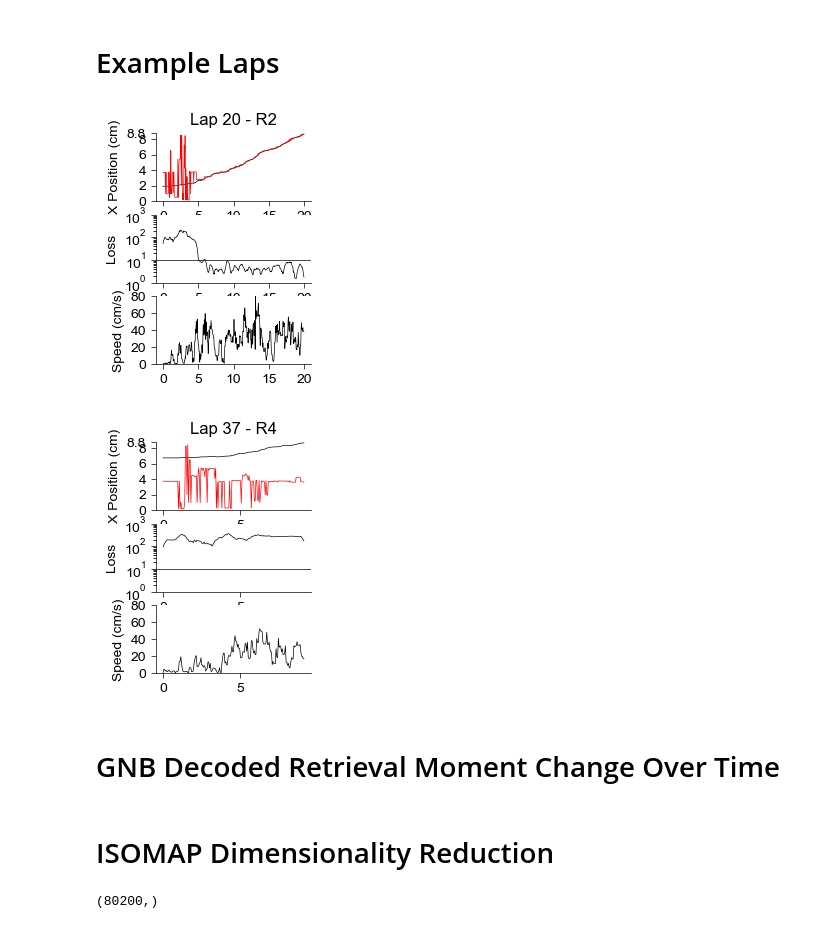
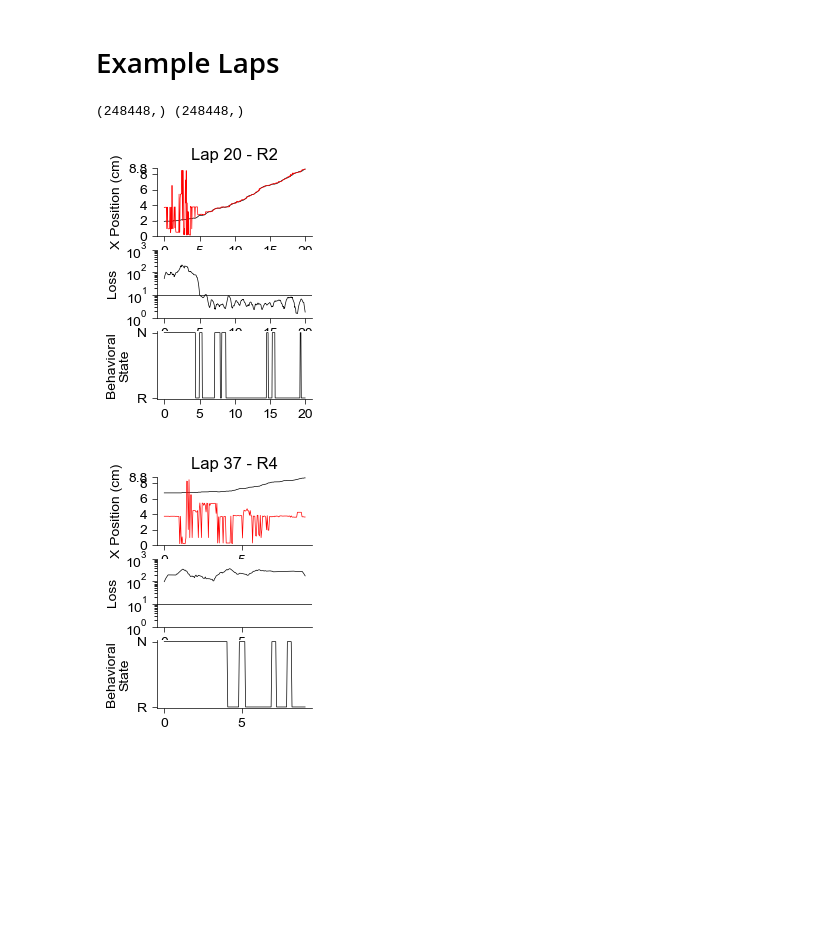
Before and after one commit to YAO-Shuyang/PlotFigures, a Jupyter notebook: NodeFigures/Fig0860 - Decoding Retrieval With GNB.ipynb, the cells around one changed output. Drawn from its saved outputs; the diff is of its cells as text; code cells hidden in the pictures; blank space fills up the shorter version.

```diff
--- a/NodeFigures/Fig0860 - Decoding Retrieval With GNB.ipynb
+++ b/NodeFigures/Fig0860 - Decoding Retrieval With GNB.ipynb
@@ -14,6 +14,7 @@ loc = os.path.join(figpath, "Dsp", code_id)
 mkdir(loc)
 
 saved_dir = join(loc, "Decoded Results")
+dir_name = join(figpath, "Dsp", "Reforming Neural Trajectory Analysis")
 mkdir(saved_dir)
 pass
 # %% [output]
@@ -370,19 +194,37 @@ Initialization.
 # %% [markdown]
 # Example Laps
 # %%
-i = 28
-with open(join(saved_dir, f"{int(f2['MiceID'][i])}_{i}.pkl"), 'rb') as f:
+mouse = 10232
+with open(join(dir_name, f"{mouse}.pkl"), 'rb') as f:
     res = pickle.load(f)
 
-pos_traj, nodes_traj, speed_traj, smoothed_speed_traj, cumlen_traj, time_traj, lap_traj, route_traj, perfect_traj, raw_traj, loss_traj, smoothed_loss_traj, decoded_nodes_traj, retriv_state_traj = res
+pos_traj = res['raw_pos_traj']
+nodes_traj = res['raw_nodes_traj']
+speed_traj = res['raw_speed_traj']
+cumlen_traj = res['raw_cumlen_traj']
+time_traj = res['raw_time_traj']
+lap_traj = res['raw_lap_traj']
+route_traj = res['raw_route_traj']
+perfect_traj = res['raw_perfect_traj']
+raw_traj = res['raw_traj']
+decoded_nodes_traj = res['raw_decoded_nodes_traj']
+smoothed_loss_traj = res['raw_smoothed_loss_traj']
+retriv_state_traj = res['raw_retriv_state_traj']
+hidden_state_traj = res['raw_hidden_state_traj']
+session_traj = res['raw_session_traj']
+print(hidden_state_traj.shape, route_traj.shape)
+
 D = GetDMatrices(1, 48)
 pred_x = D[decoded_nodes_traj-1, 0] / np.max(D) * 111
 test_x = D[nodes_traj-1, 0] / np.max(D) * 111
 
 beg = np.concatenate(([0], np.where(np.diff(lap_traj) != 0)[0] + 1))
-end = np.concatenate((np.where(np.diff(lap_traj) != 0)[0], [len(loss_traj)]))
+end = np.concatenate((np.where(np.diff(lap_traj) != 0)[0], [len(lap_traj)]))
 
 for i in range(len(beg)):
+    if session_traj[beg[i]] != 0:
+        continue
+
     if route_traj[beg[i]] == 0:
         continue
 
@@ -392,38 +234,37 @@ for i in range(len(beg)):
     fig, axes = plt.subplots(3, 1, figsize=(2, 3))
     ax0 = Clear_Axes(axes[0], close_spines=['top', 'right'], ifxticks=True, ifyticks=True)
     ax0.plot(time_traj[beg[i]:end[i]], test_x[beg[i]:end[i]], color='black', lw=0.5)
     ax0.plot(time_traj[beg[i]:end[i]], pred_x[beg[i]:end[i]], color='red', lw=0.5)
     ax0.set_ylabel('X Position (cm)')
     ax0.set_title(f"Lap {i+1} - R{route_traj[beg[i]]+1}")
     ax0.set_ylim(0, 110)
     ax0.set_yticks([0, 25, 50, 75, 100, 110], (0, 2, 4, 6, 8, 8.8))
     xlim = ax0.get_xlim()
     ax0.set_xticks(np.linspace(0, 100, 21))
     ax0.set_xlim(xlim[0], xlim[1])
 
     ax1 = Clear_Axes(axes[1], close_spines=['top', 'right'], ifxticks=True, ifyticks=True)
     ax1.plot(time_traj[beg[i]:end[i]], smoothed_loss_traj[beg[i]:end[i]], color='black', lw=0.5)
     ax1.set_ylim(1, 1000)
     ax1.semilogy()
     ax1.axhline(10, color='k', lw=0.5)
     ax1.set_ylabel('Loss')
     ax1.set_xlabel('Time (s)')
     ax1.set_xlim(ax1.get_xlim()[0], ax1.get_xlim()[1])
     ax1.set_xticks(np.linspace(0, 100, 21))
     ax1.set_xlim(xlim[0], xlim[1])
 
     ax2 = Clear_Axes(axes[2], close_spines=['top', 'right'], ifxticks=True, ifyticks=True)
-    ax2.plot(time_traj[beg[i]:end[i]], speed_traj[beg[i]:end[i]], color='black', lw=0.5)
-    ax2.set_ylim(0, 80)
-    ax2.set_yticks(np.linspace(0, 80, 5))
-    ax2.set_ylabel('Speed (cm/s)')
+    ax2.plot(time_traj[beg[i]:end[i]], hidden_state_traj[beg[i]:end[i]], color='black', lw=0.5)
+    ax2.set_ylim(-0.02, 1.02)
+    ax2.set_yticks(np.linspace(0, 1, 2), ['R', 'N'])
+    ax2.set_ylabel('Behavioral\nState')
     ax2.set_xticks(np.linspace(0, 100, 21))
     ax2.set_xlim(xlim[0], xlim[1])
     plt.savefig(join(loc, f"GNB Decoding Lap {i+1} - R{route_traj[beg[i]]+1}.png"), dpi=600)
     plt.savefig(join(loc, f"GNB Decoding Lap {i+1} - R{route_traj[beg[i]]+1}.svg"), dpi=600)
     plt.show()
 # %% [output]
+(248448,) (248448,)
-[figure, old version]
+[figure, new version]
-[figure, old version]
+[figure, new version]
-# %% [markdown]
-# GNB Decoded Retrieval Moment Change Over Time
@@ -488,23 +270,0 @@ if exists(join(figdata, f"{code_id} [Retrieval Moment with Time].pkl")) == False
-# %% [markdown]
-# ISOMAP Dimensionality Reduction
-# %%
-from mylib.local_path import f2
-import pickle
-import copy as cp
-import os
-import numpy as np
-from sklearn.decomposition import PCA
-from sklearn.manifold import Isomap, MDS
-from tqdm import tqdm
-import time
-
-with open(f2['Trace File'][34], 'rb') as handle:
-    trace = pickle.load(handle)
-
-pos_traj = cp.deepcopy(trace['spike_nodes_original'])
-in_maze_idx = np.where(np.isnan(pos_traj) == False)[0]
-in_box_idx = np.where(np.isnan(pos_traj))[0]
-
-print(pos_traj.shape)
-# %% [output]
-(80200,)
```
Also changed, not shown: parts of 24 cells of this notebook, 7 other files.
